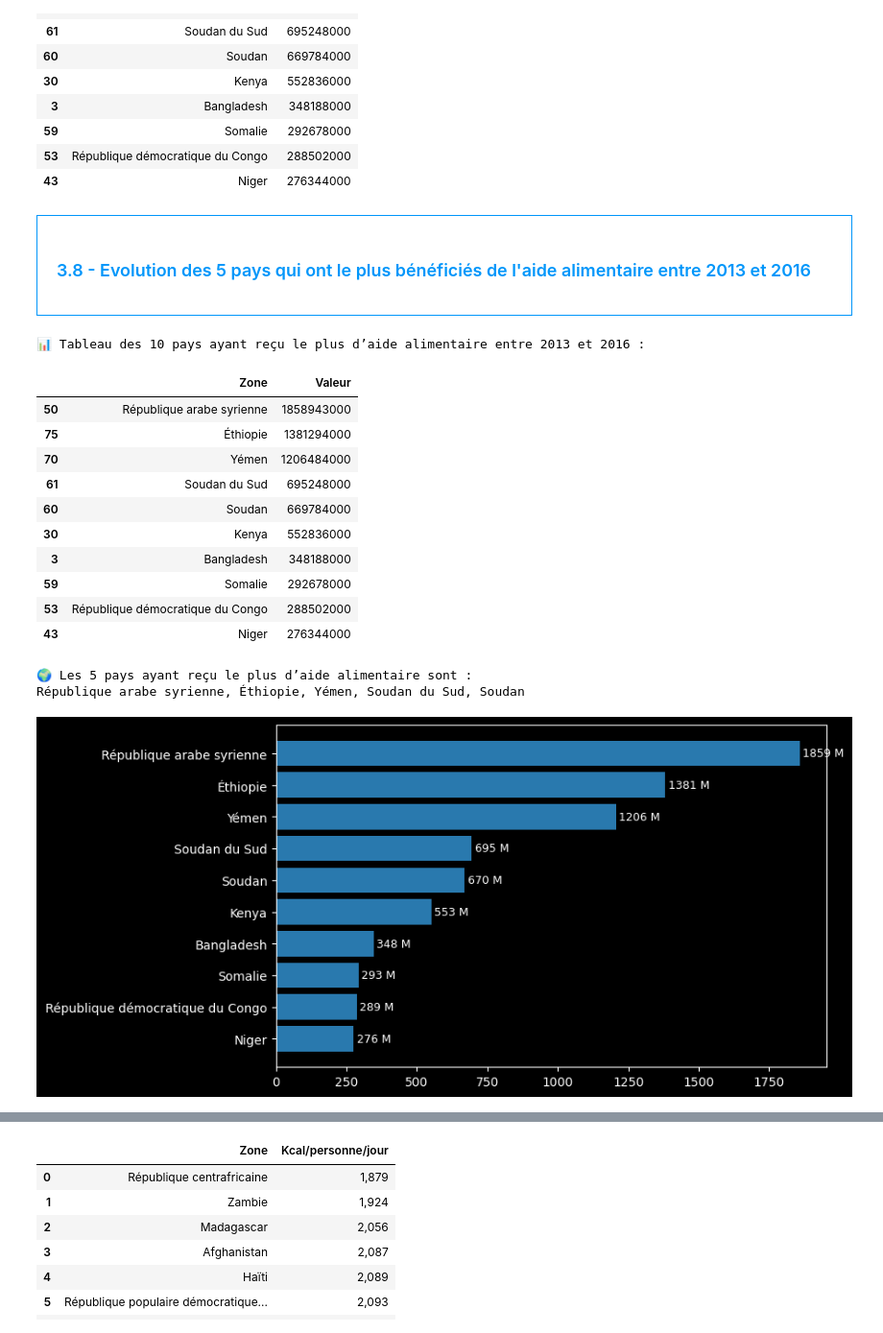
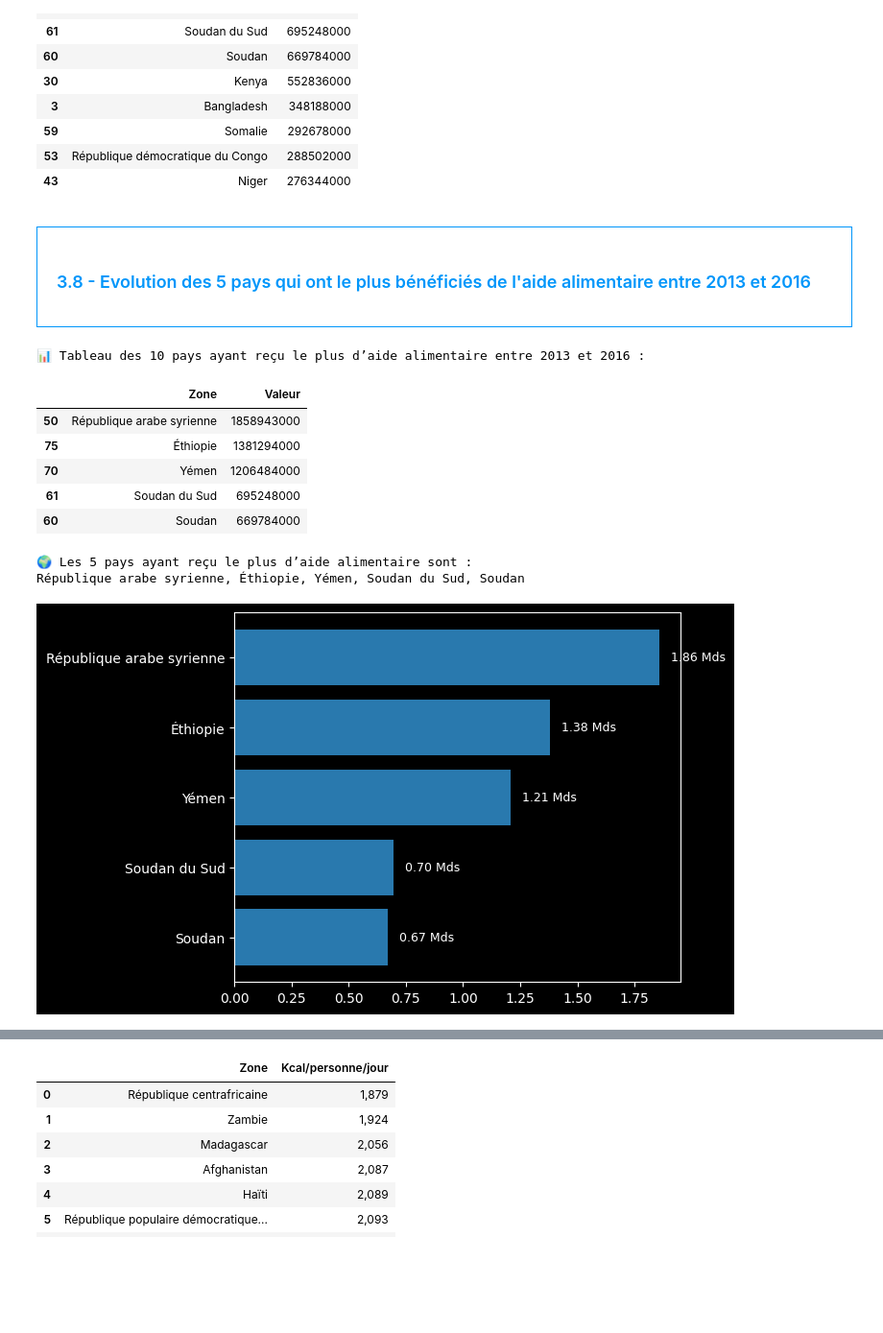
Before and after one commit to Stephane-OC/fao-project, a Jupyter notebook: Food_Security_Analysis_2013_2017.ipynb, the cells around one changed output, grey strips where cells are left out. Shown at 96% size. Cells and saved outputs as stored; diff of their text form; code cells hidden in the pictures; blank space fills up the shorter version.

```diff
--- a/Food_Security_Analysis_2013_2017.ipynb
+++ b/Food_Security_Analysis_2013_2017.ipynb
@@ -927,8 +1084,11 @@ display(top_aide.head(10))
 | 53 | République démocratique du Congo | 288502000 |
 | 43 | Niger | 276344000 |
 # %% [markdown]
-<div style="border: 1px solid RGB(0,150,250);" >
-<h3 style="margin: auto; padding: 20px; color: RGB(0,150,250); ">3.8 - Evolution des 5 pays qui ont le plus bénéficiés de l'aide alimentaire entre 2013 et 2016</h3>
+<a id="etape3_8"></a>
+<div style="border: 1px solid RGB(0,150,250);">
+  <h3 style="margin: auto; padding: 20px; color: RGB(0,150,250);">
+    3.8 - Evolution des 5 pays qui ont le plus bénéficiés de l'aide alimentaire entre 2013 et 2016
+  </h3>
 </div>
 # %%
 #Création d'un dataframe avec la zone, l'année et l'aide alimentaire puis groupby sur zone et année
@@ -957,7 +1117,7 @@ top_aide = (
     .groupby("Zone", as_index=False)["Valeur"]
     .sum()
     .sort_values("Valeur", ascending=False)
-    .head(10)
+    .head(5)
 )
 
 # Affichage du tableau avant le graphique
@@ -975,26 +1135,21 @@ print(", ".join(top_aide["Zone"].head(5)))
 | 70 | Yémen | 1206484000 |
 | 61 | Soudan du Sud | 695248000 |
 | 60 | Soudan | 669784000 |
-| 30 | Kenya | 552836000 |
-| 3 | Bangladesh | 348188000 |
-| 59 | Somalie | 292678000 |
-| 53 | République démocratique du Congo | 288502000 |
-| 43 | Niger | 276344000 |
 🌍 Les 5 pays ayant reçu le plus d’aide alimentaire sont :
 République arabe syrienne, Éthiopie, Yémen, Soudan du Sud, Soudan
 # %%
 # Graphique
 plt.style.use('dark_background')
-fig, ax = plt.subplots(figsize=(8,5))
+fig, ax = plt.subplots(figsize=(6,5))
 
-bars = ax.barh(top_aide["Zone"], top_aide["Valeur"]/1e6, color="#3498db", alpha=0.8)
+bars = ax.barh(top_aide["Zone"], top_aide["Valeur"]/1e9, color="#3498db", alpha=0.8)
 ax.invert_yaxis()  # pour avoir le plus grand en haut
 
 # Labels sur les barres
 for bar in bars:
     width = bar.get_width()
-    ax.text(width + 10, bar.get_y() + bar.get_height()/2,
-            f"{width:.0f} M", va='center', color='white', fontsize=9)
+    ax.text(width + 0.05, bar.get_y() + bar.get_height()/2,
+        f"{width:.2f} Mds", va='center', color='white', fontsize=9)
 # %% [output]
-[figure, old version]
+[figure, new version]
 # %% [markdown]
```
Also changed, not shown: parts of 33 cells of this notebook, 2 other files.
